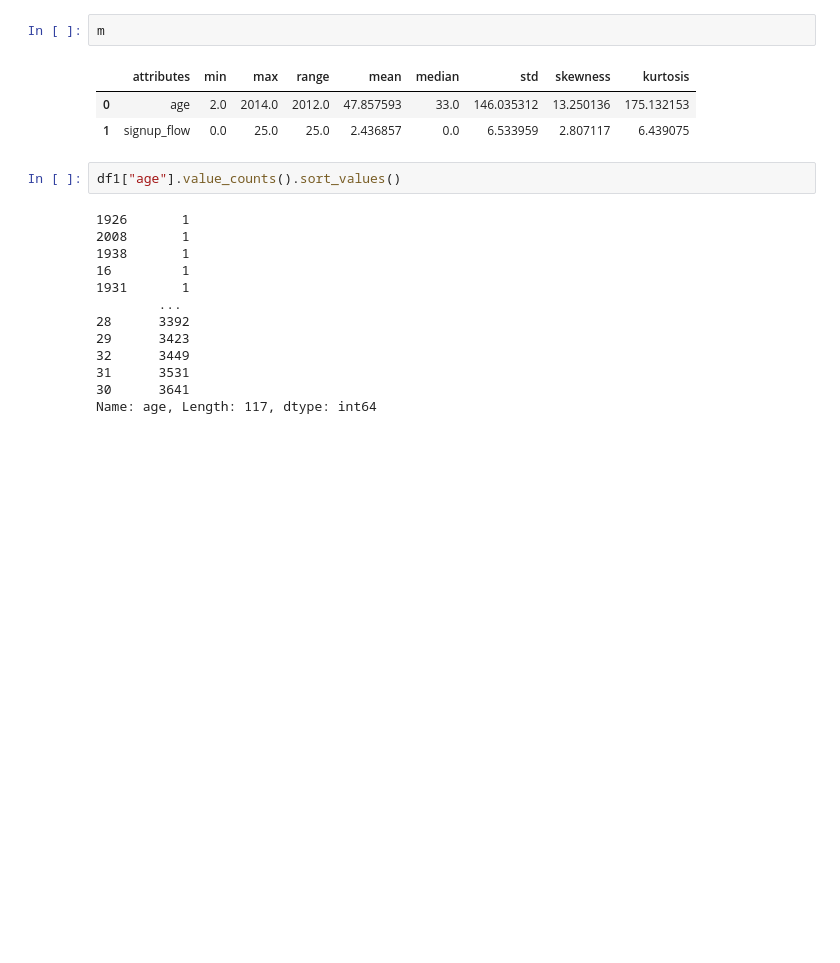
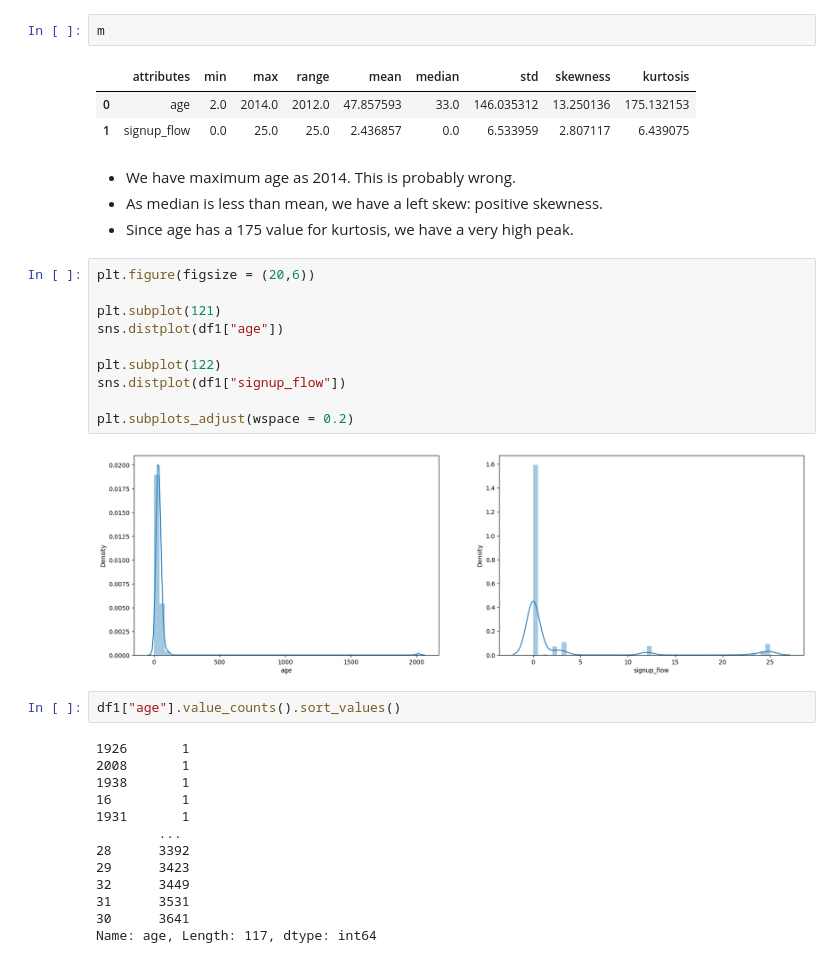
Before and after one commit to lucasquemelli/airbnb, a Jupyter notebook: airbnb.ipynb, the cells around one changed output. Saved outputs shown, nothing was run; the diff lists cells and outputs as text; blank space fills up the shorter version.

```diff
--- a/airbnb.ipynb
+++ b/airbnb.ipynb
@@ -378,6 +381,22 @@ m
 |  | attributes | min | max | range | mean | median | std | skewness | kurtosis |
 | 0 | age | 2.0 | 2014.0 | 2012.0 | 47.857593 | 33.0 | 146.035312 | 13.250136 | 175.132153 |
 | 1 | signup_flow | 0.0 | 25.0 | 25.0 | 2.436857 | 0.0 | 6.533959 | 2.807117 | 6.439075 |
+# %% [markdown]
+- We have maximum age as 2014. This is probably wrong.
+- As median is less than mean, we have a left skew: positive skewness.
+- Since age has a 175 value for kurtosis, we have a very high peak.
+# %%
+plt.figure(figsize = (20,6))
+
+plt.subplot(121)
+sns.distplot(df1["age"])
+
+plt.subplot(122)
+sns.distplot(df1["signup_flow"])
+
+plt.subplots_adjust(wspace = 0.2)
+# %% [output]
+[figure, added]
 # %%
 df1["age"].value_counts().sort_values()
 # %% [output]
```
Also changed, not shown: parts of 13 cells of this notebook.
